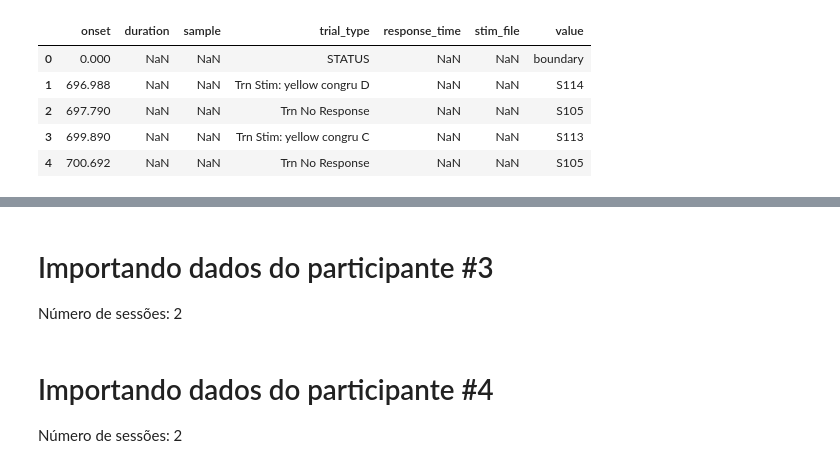
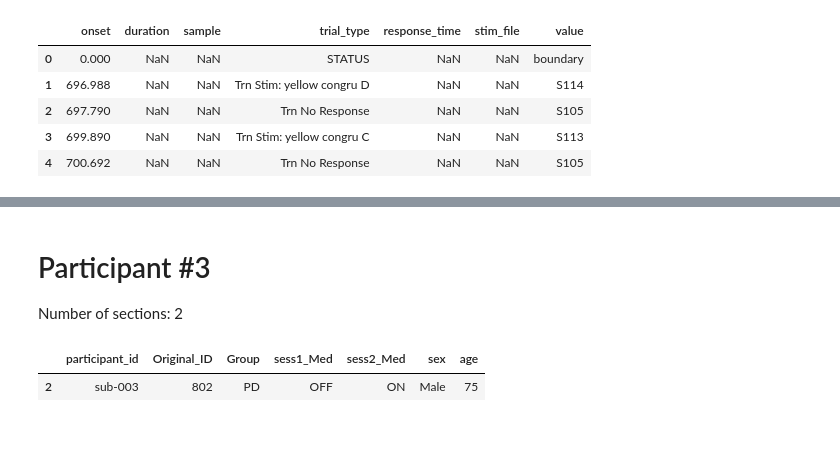
Before and after one commit to OptionalLanguor/datasci4health, a Jupyter notebook: notebooks/Entrega_02.ipynb, the cells around one changed output, grey strips where cells are left out. Drawn from its saved outputs; the diff is of its cells as text; code cells hidden in the pictures; blank space fills up the shorter version.

```diff
--- a/notebooks/Entrega_02.ipynb
+++ b/notebooks/Entrega_02.ipynb
@@ -212,9 +224,16 @@ url_events_p02_s02 = commom_path + "sub-002/ses-02/eeg/sub-002_ses-02_task-Simon
 channels_p02_s02 = pd.read_csv(url_channels_p02_s02, sep="\t")
 eletrodes_p02_s02 = pd.read_csv(url_eletrodes_p02_s02, sep="\t")
 events_p02_s02 = pd.read_csv(url_events_p02_s02, sep="\t")
-# %% [markdown]
-# Importando dados do participante #3
-Número de sessões: 2
+# %% [markdown]
+# Participant #3
+Number of sections: 2
+# %%
+# Participant data
+p03 = participants[participants['participant_id'] == 'sub-003']
+p03.head()
+# %% [output]
+|  | participant_id | Original_ID | Group | sess1_Med | sess2_Med | sex | age |
+| 2 | sub-003 | 802 | PD | OFF | ON | Male | 75 |
 # %%
 # Section 1
 url_channels_p03_s01 = commom_path + "sub-003/ses-01/eeg/sub-003_ses-01_task-SimonConflict_channels.tsv"
@@ -233,6 +252,3 @@ url_events_p03_s02 = commom_path + "sub-003/ses-02/eeg/sub-003_ses-02_task-Simon
 channels_p03_s02 = pd.read_csv(url_channels_p03_s02, sep="\t")
 eletrodes_p03_s02 = pd.read_csv(url_eletrodes_p03_s02, sep="\t")
 events_p03_s02 = pd.read_csv(url_events_p03_s02, sep="\t")
-# %% [markdown]
-# Importando dados do participante #4
-Número de sessões: 2
```
Also changed, not shown: parts of 168 cells of this notebook.
